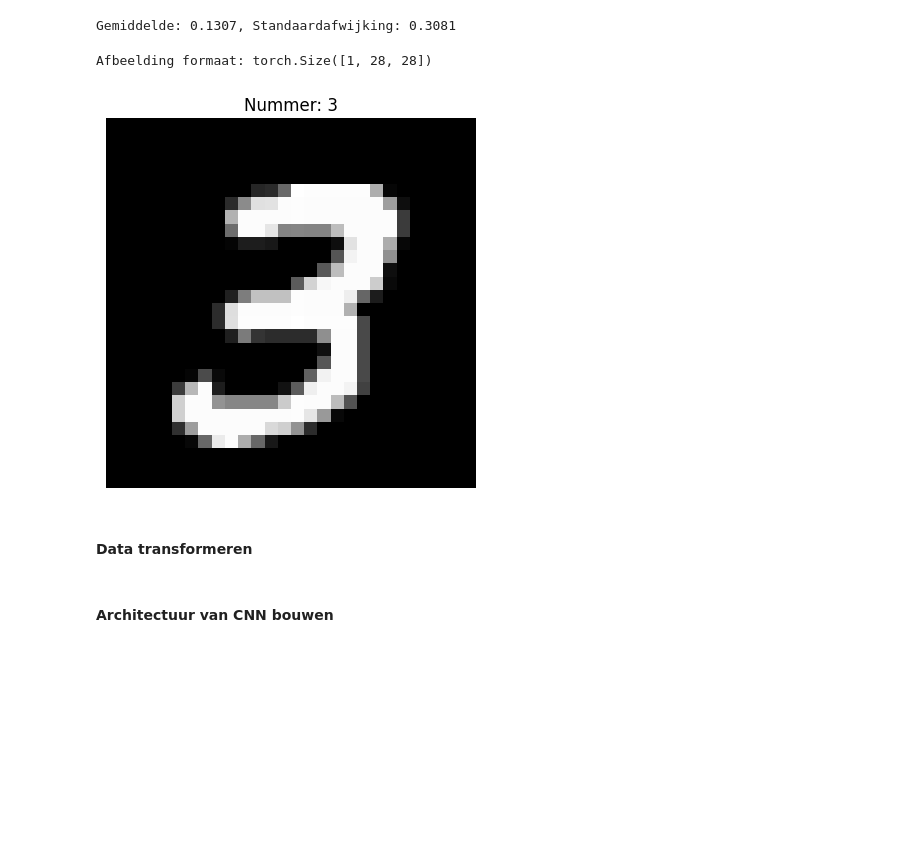
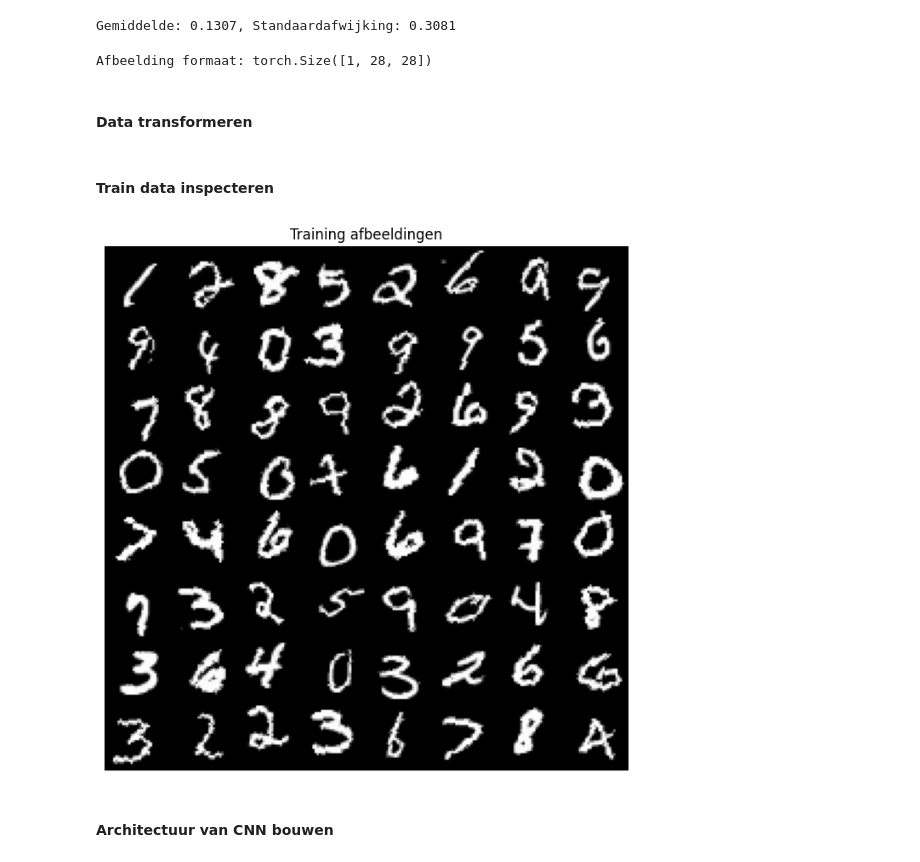
Before and after one commit to Boris2004/Neuraal_Netwerk_Project, a Jupyter notebook: CNN_model.ipynb, the cells around one changed output. Saved outputs shown, nothing was run; the diff lists cells and outputs as text; code cells hidden in the pictures; blank space fills up the shorter version.

```diff
--- a/CNN_model.ipynb
+++ b/CNN_model.ipynb
@@ -32,16 +33,8 @@ Gemiddelde: 0.1307, Standaardafwijking: 0.3081
 # %%
 image, label = train_data[7]
 print(f"Afbeelding formaat: {image.shape}")
-
-image = image.squeeze().numpy()
-
-plt.axis("off")
-plt.title(f"Nummer: {label}")
-plt.imshow(image, cmap='gray')
-plt.show()
 # %% [output]
 Afbeelding formaat: torch.Size([1, 28, 28])
-[figure, removed]
 # %% [markdown]
 #### Data transformeren
 # %%
@@ -59,6 +52,22 @@ test_data = datasets.MNIST(root='./data', train=False, download=True, transform=
 
 train_loader = DataLoader(train_data, batch_size=64, shuffle=True)
 test_loader = DataLoader(test_data, batch_size=64, shuffle=False)
+# %% [markdown]
+#### Train data inspecteren
+# %%
+eerste_batch = next(iter(train_loader))
+images, labels = eerste_batch
+
+plt.figure(figsize=(8,8))
+plt.axis('off')
+plt.title("Training afbeeldingen")
+
+grid_afbeeldingen = np.transpose(vutils.make_grid(images[:64], padding=2, normalize=True).cpu(), (1, 2, 0))
+
+plt.imshow(grid_afbeeldingen)
+plt.show()
+# %% [output]
+[figure, added]
 # %% [markdown]
 #### Architectuur van CNN bouwen
 # %%
```
Also changed, not shown: parts of 3 cells of this notebook.
